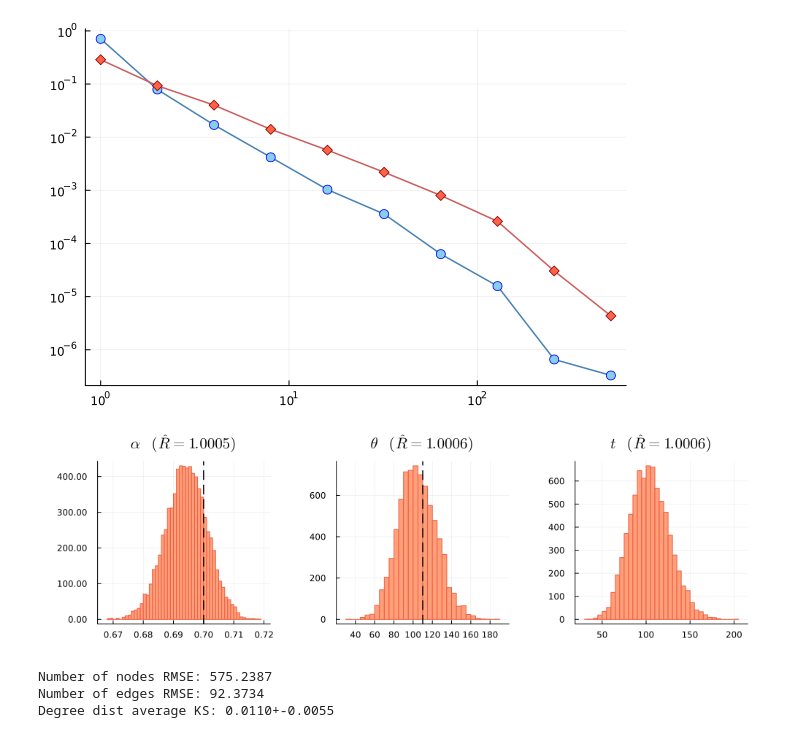
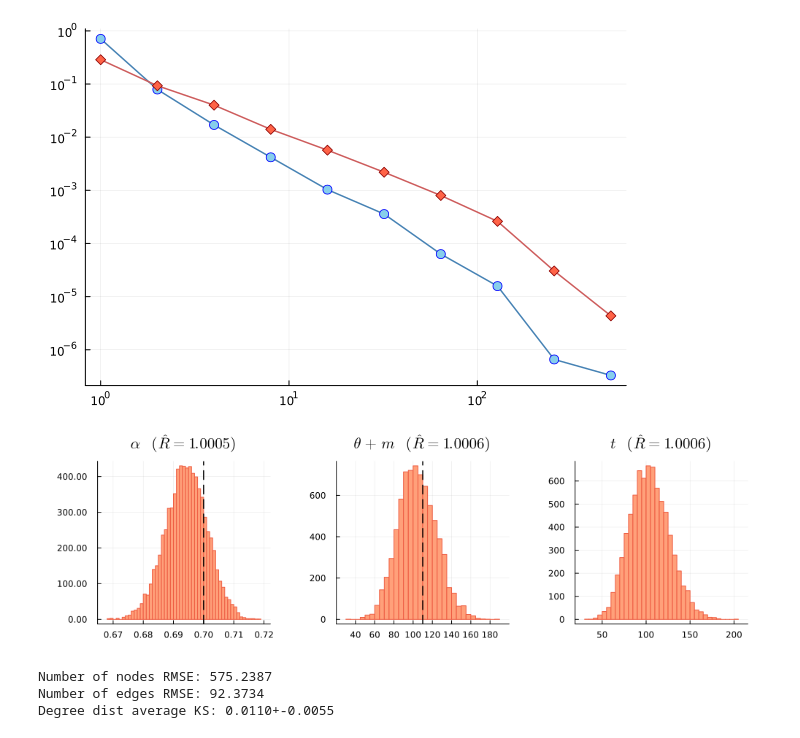
Before and after one commit to juho-lee/icrp.jl, a Jupyter notebook: synthetic/plot_icrp.ipynb, the cells around one changed output. Cells and saved outputs as stored; diff of their text form; code cells hidden in the pictures.

Commit message:
plot fixed

```diff
--- a/synthetic/plot_icrp.ipynb
+++ b/synthetic/plot_icrp.ipynb
@@ -27,9 +27,11 @@ for i in 1:num_chains
     push!(coag_preds, coag_pred)
 end
 # %%
-plot_chain(chains; true_vals=Dict{String,Float64}("α"=>params_true["α"], "θ"=>params_true["θ"]+params_true["m"]))
+true_vals = Dict{String,Float64}("α"=>params_true["α"], "θ"=>params_true["θ"]+params_true["m"])
+latex_codes = Dict{String,String}("α"=>"\\alpha", "θ"=>"\\theta+m")
+plot_chain(chains; true_vals=true_vals, latex_codes=latex_codes)
 # %% [output]
-[figure, old version]
+[figure, new version]
 # %%
 plot_predictions(In, preds)
 # %% [output]
```
Also changed, not shown: parts of 1 cell of this notebook, 1 other file.
